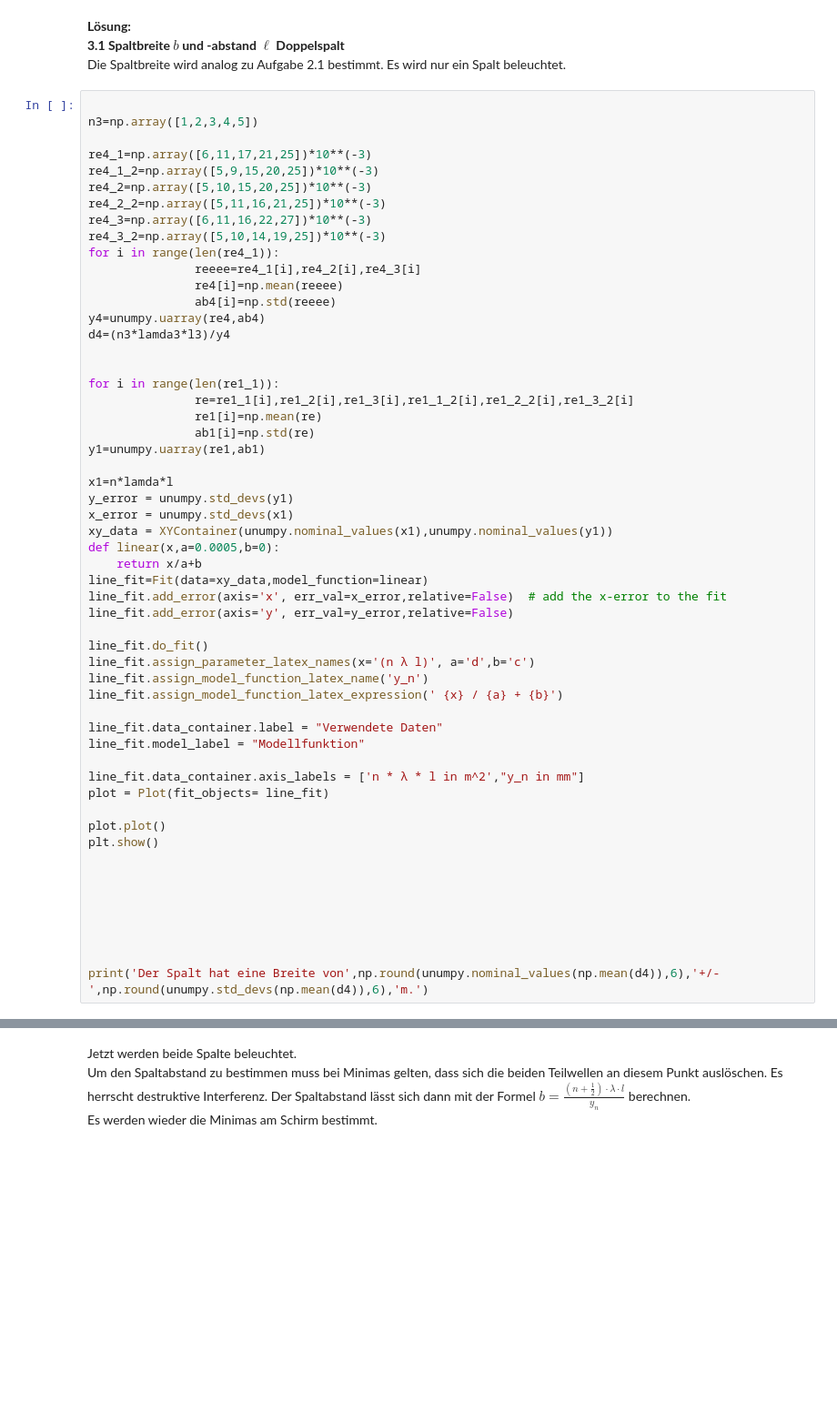
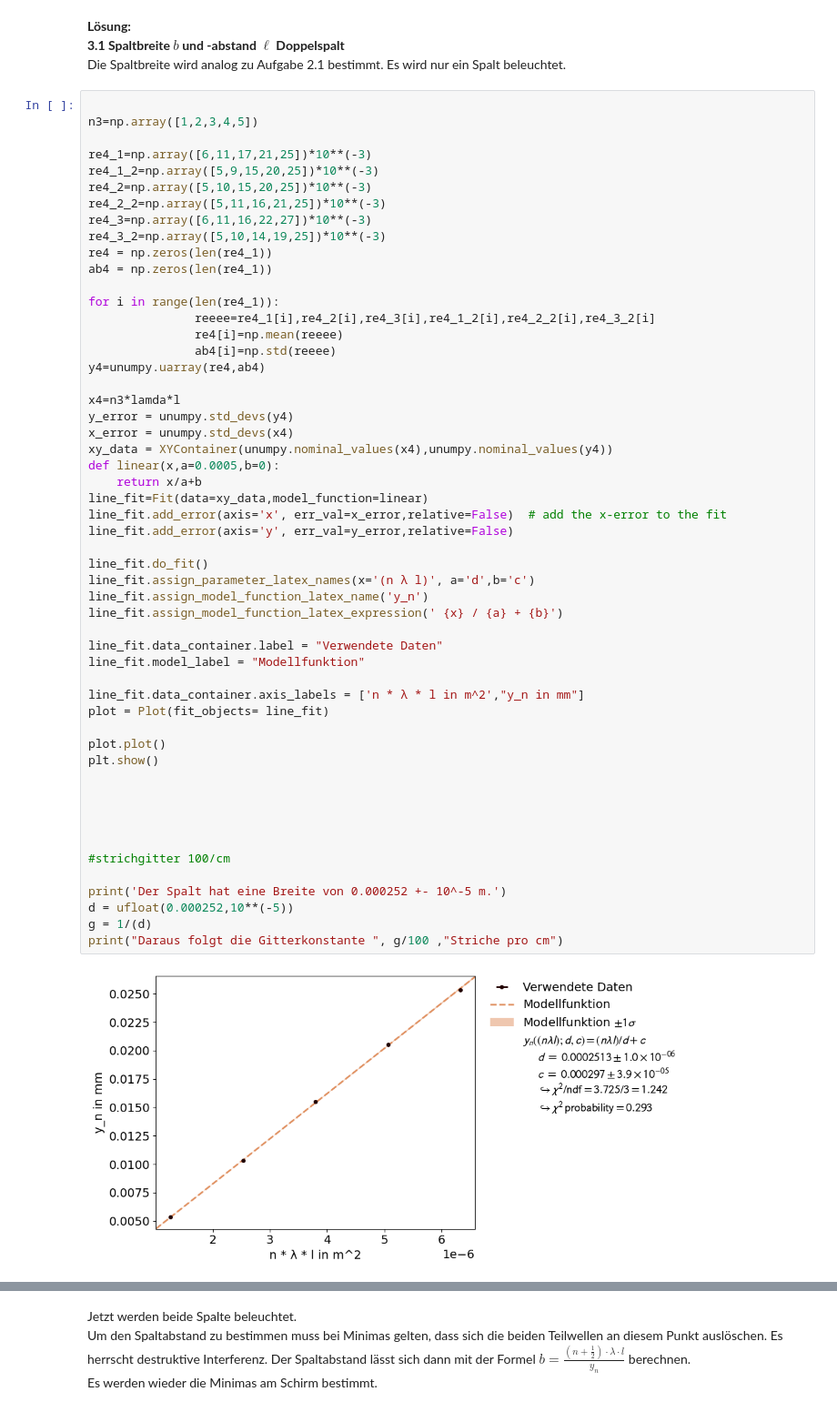
Before and after one commit to thexwon/Praktikum2KlassPhysKIT, a Jupyter notebook: Laser-Optik_Teil_A/Laser-Optik_Teil_A.ipynb, the cells around one changed output, grey strips where cells are left out. Shown at 91% size. Cells and saved outputs as stored; diff of their text form; blank space fills up the shorter version.

```diff
--- a/Laser-Optik_Teil_A/Laser-Optik_Teil_A.ipynb
+++ b/Laser-Optik_Teil_A/Laser-Optik_Teil_A.ipynb
@@ -373,48 +380,48 @@ re4_2=np.array([5,10,15,20,25])*10**(-3)
 re4_2_2=np.array([5,11,16,21,25])*10**(-3)
 re4_3=np.array([6,11,16,22,27])*10**(-3)
 re4_3_2=np.array([5,10,14,19,25])*10**(-3)
+re4 = np.zeros(len(re4_1))
+ab4 = np.zeros(len(re4_1))
+
 for i in range(len(re4_1)):
-               reeee=re4_1[i],re4_2[i],re4_3[i]
+               reeee=re4_1[i],re4_2[i],re4_3[i],re4_1_2[i],re4_2_2[i],re4_3_2[i]
                re4[i]=np.mean(reeee)
                ab4[i]=np.std(reeee)
 y4=unumpy.uarray(re4,ab4)
-d4=(n3*lamda3*l3)/y4
 
-
-for i in range(len(re1_1)):
-               re=re1_1[i],re1_2[i],re1_3[i],re1_1_2[i],re1_2_2[i],re1_3_2[i]
-               re1[i]=np.mean(re)
-               ab1[i]=np.std(re)
-y1=unumpy.uarray(re1,ab1)
-
-x1=n*lamda*l
-y_error = unumpy.std_devs(y1)
-x_error = unumpy.std_devs(x1)
-xy_data = XYContainer(unumpy.nominal_values(x1),unumpy.nominal_values(y1))
+x4=n3*lamda*l
+y_error = unumpy.std_devs(y4)
+x_error = unumpy.std_devs(x4)
+xy_data = XYContainer(unumpy.nominal_values(x4),unumpy.nominal_values(y4))
 def linear(x,a=0.0005,b=0):
     return x/a+b
 line_fit=Fit(data=xy_data,model_function=linear)
 line_fit.add_error(axis='x', err_val=x_error,relative=False)  # add the x-error to the fit
 line_fit.add_error(axis='y', err_val=y_error,relative=False)
 
 line_fit.do_fit()
 line_fit.assign_parameter_latex_names(x='(n λ l)', a='d',b='c')
 line_fit.assign_model_function_latex_name('y_n')
 line_fit.assign_model_function_latex_expression(' {x} / {a} + {b}')
 
 line_fit.data_container.label = "Verwendete Daten"
 line_fit.model_label = "Modellfunktion"
 
 line_fit.data_container.axis_labels = ['n * λ * l in m^2',"y_n in mm"]
 plot = Plot(fit_objects= line_fit)
 
 plot.plot()
 plt.show()
 
 
 
 
 
+#strichgitter 100/cm
 
-
-print('Der Spalt hat eine Breite von',np.round(unumpy.nominal_values(np.mean(d4)),6),'+/-',np.round(unumpy.std_devs(np.mean(d4)),6),'m.')
+print('Der Spalt hat eine Breite von 0.000252 +- 10^-5 m.')
+d = ufloat(0.000252,10**(-5))
+g = 1/(d)
+print("Daraus folgt die Gitterkonstante ", g/100 ,"Striche pro cm")
+# %% [output]
+[figure, added]
```
Also changed, not shown: parts of 7 cells of this notebook.
